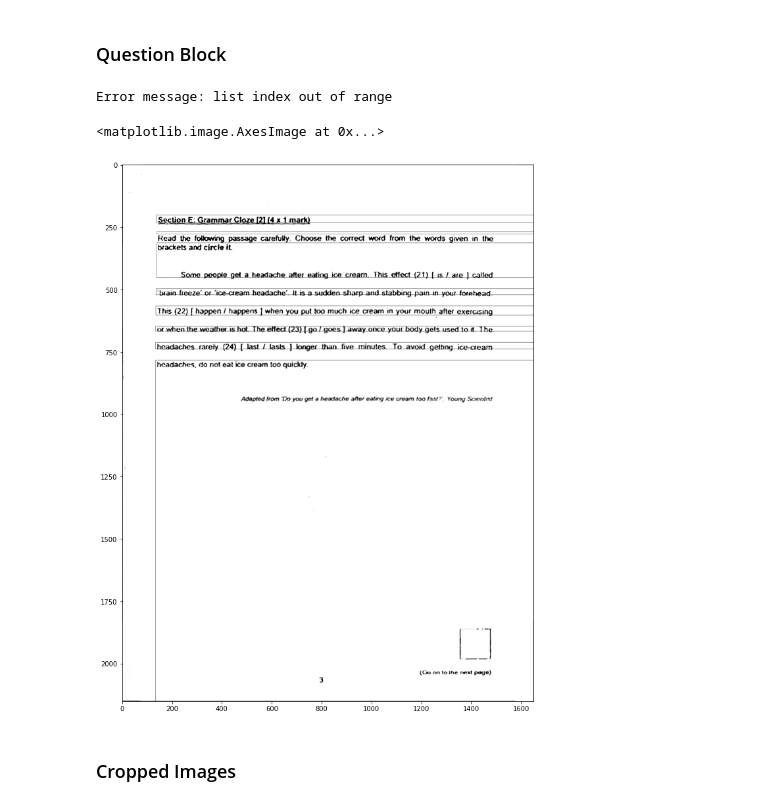
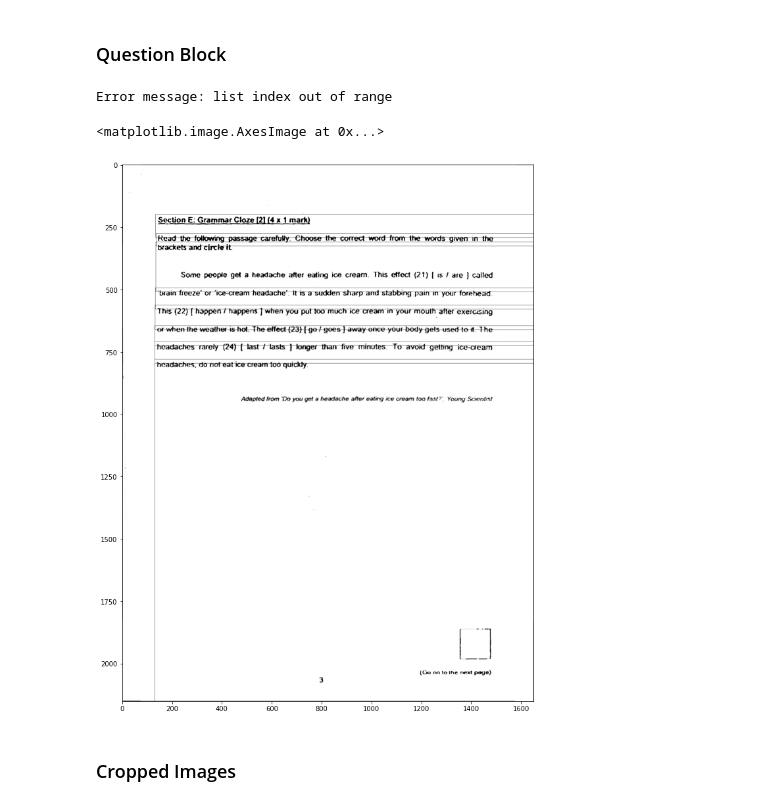
Before and after one commit to noobymage9/learnseeker-ocr, a Jupyter notebook: learning/image_preprocessing.ipynb, the cells around one changed output. Drawn from its saved outputs; the diff is of its cells as text; code cells hidden in the pictures.

```diff
--- a/learning/image_preprocessing.ipynb
+++ b/learning/image_preprocessing.ipynb
@@ -42,8 +42,8 @@ KeyboardInterrupt:
 # %%
 filenames = glob(''.join([IMAGE_PATH, '/*/*.png']))
 filenames.sort()
-# image = cv.imread(filenames[331], cv.IMREAD_GRAYSCALE)
-image = cv.imdecode(np.fromstring(request.files['file'].read(), np.uint8), cv.IMREAD_UNCHANGED)
+image = cv.imread(filenames[331], cv.IMREAD_GRAYSCALE)
+# image = cv.imdecode(np.fromstring(request.files['file'].read(), np.uint8), cv.IMREAD_UNCHANGED)
 # file 231 fails bernsen
 # For converting bgr to rgb for matplotlib show
 plt.imshow(cv.cvtColor(image, cv.COLOR_BGR2RGB))
@@ -278,30 +279,33 @@ plt.imshow(cv.cvtColor(underlay, cv.COLOR_BGR2RGB))
 # %% [markdown]
 ### Question Block
 # %%
+padding = 8
 underlay = np.copy(denoised_image)
+crop_base = np.copy(denoised_image)
 temp_rects = copy.deepcopy(rects)
 highest_x = max(x+w for (x,y,w,h) in temp_rects)
 highest_y = max(y+h for (x,y,w,h) in temp_rects)
 question_num_rects.sort(key = lambda x: x[1])
 question_crops = []
 for idx, question_num_rect in enumerate(question_num_rects):
     try:
         next_rect = question_num_rects[idx+1]
     except Exception as e:
         print(f'Error message: {e}')
-        cv.rectangle(underlay, (question_num_rect[0] - 5, (question_num_rect[1] - 5)),
+        cv.rectangle(underlay, (question_num_rect[0] - padding, (question_num_rect[1] - padding)),
                  (highest_x, highest_y), 0, 1)
-        question_crops.append(underlay[(question_num_rect[1] - 5):highest_y, (question_num_rect[0] - 5):highest_x])
+        question_crops.append(crop_base[(question_num_rect[1] - padding):highest_y, (question_num_rect[0] - padding):highest_x])
         break;
 
-    cv.rectangle(underlay, (question_num_rect[0] - 5, question_num_rect[1] - 5),
-            (highest_x, next_rect[1] - 50), 0, 1)
-    question_crops.append(underlay[(question_num_rect[1] - 5):(next_rect[1] - 50), (question_num_rect[0] - 5):highest_x])
+    cv.rectangle(underlay, (question_num_rect[0] - padding, question_num_rect[1] - padding),
+            (highest_x, next_rect[1] + padding), 0, 1)
+    question_crops.append(crop_base[(question_num_rect[1] - padding):(next_rect[1] + padding), (question_num_rect[0] - padding):highest_x])
+
 
 plt.imshow(cv.cvtColor(underlay, cv.COLOR_BGR2RGB))
 # %% [output]
 Error message: list index out of range
 <matplotlib.image.AxesImage at 0x...>
-[figure, old version]
+[figure, new version]
 # %% [markdown]
 ### Cropped Images
```
Also changed, not shown: parts of 7 cells of this notebook.
